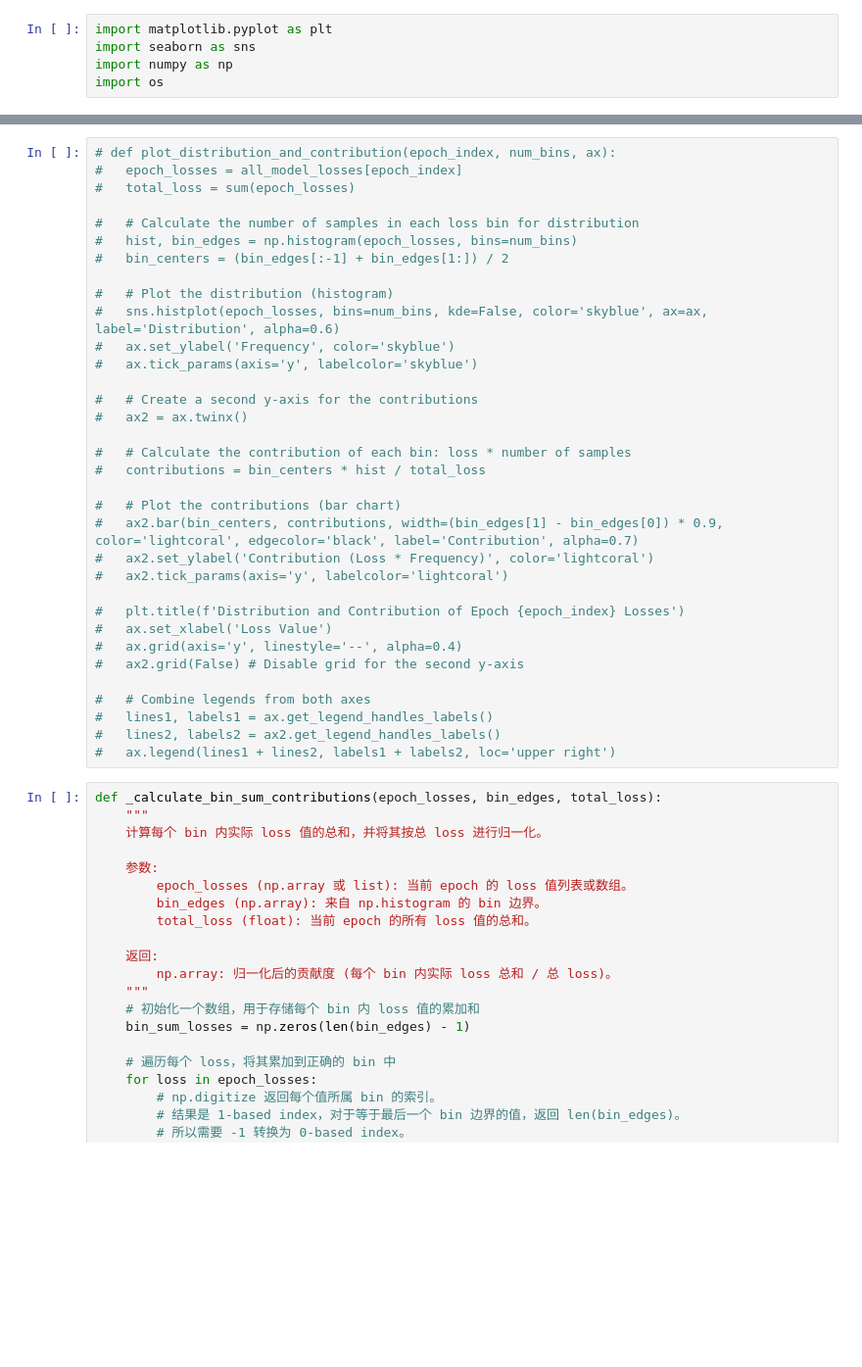
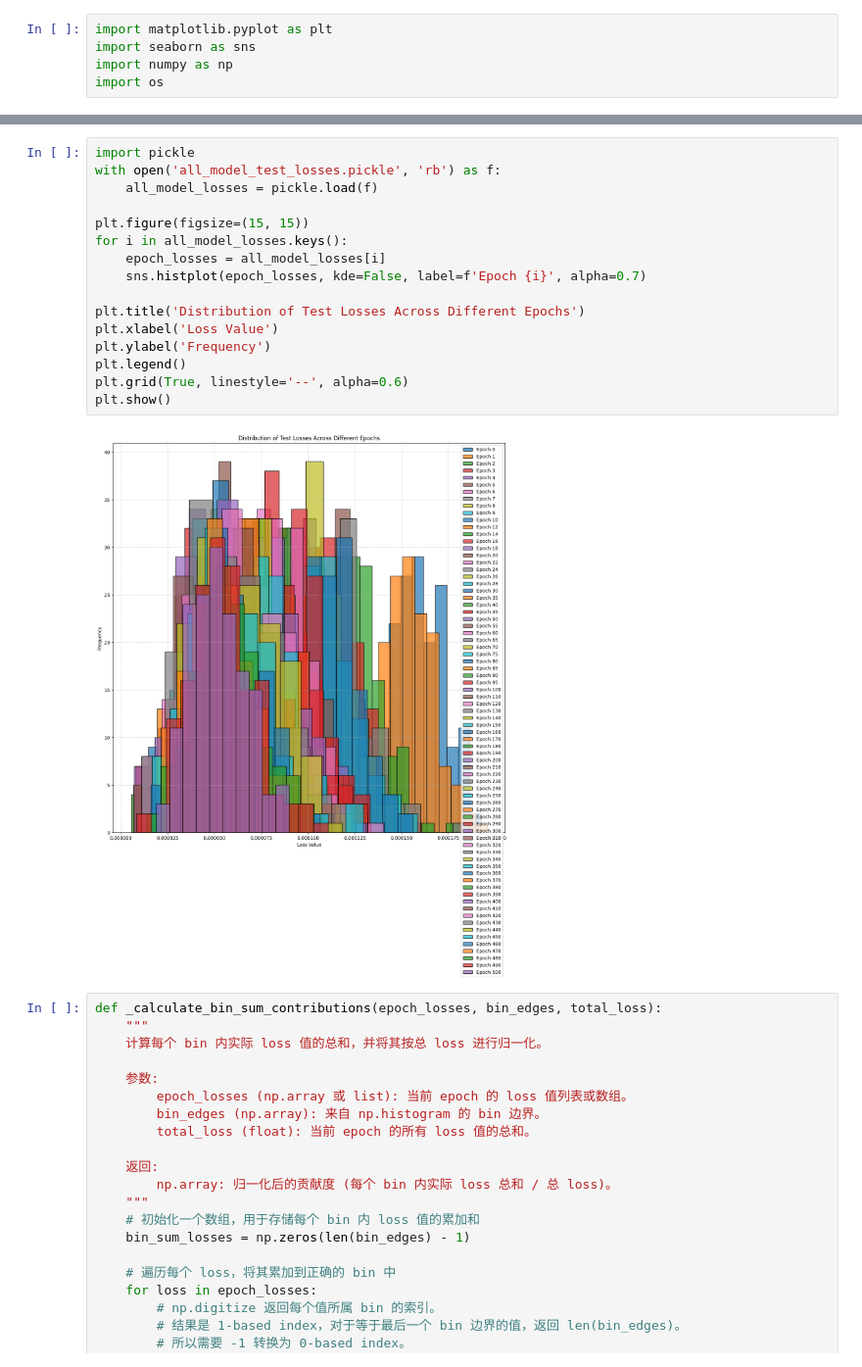
Before and after one commit to ucantseeit/generalization, a Jupyter notebook: loss_distribution/visualize_results/cifar10_resnet18/visualize_data.ipynb, the cells around one changed output, grey strips where cells are left out. Shown: that part at 98% size. Cells and saved outputs as stored; diff of their text form; blank space fills up the shorter version.

```diff
--- a/loss_distribution/visualize_results/cifar10_resnet18/visualize_data.ipynb
+++ b/loss_distribution/visualize_results/cifar10_resnet18/visualize_data.ipynb
@@ -45,37 +54,21 @@ plt.show()
-# %%
-# def plot_distribution_and_contribution(epoch_index, num_bins, ax):
-# 	epoch_losses = all_model_losses[epoch_index]
-# 	total_loss = sum(epoch_losses)
-
-# 	# Calculate the number of samples in each loss bin for distribution
-# 	hist, bin_edges = np.histogram(epoch_losses, bins=num_bins)
-# 	bin_centers = (bin_edges[:-1] + bin_edges[1:]) / 2
-
-# 	# Plot the distribution (histogram)
-# 	sns.histplot(epoch_losses, bins=num_bins, kde=False, color='skyblue', ax=ax, label='Distribution', alpha=0.6)
-# 	ax.set_ylabel('Frequency', color='skyblue')
-# 	ax.tick_params(axis='y', labelcolor='skyblue')
-
-# 	# Create a second y-axis for the contributions
-# 	ax2 = ax.twinx()
-
-# 	# Calculate the contribution of each bin: loss * number of samples
-# 	contributions = bin_centers * hist / total_loss
-
-# 	# Plot the contributions (bar chart)
-# 	ax2.bar(bin_centers, contributions, width=(bin_edges[1] - bin_edges[0]) * 0.9, color='lightcoral', edgecolor='black', label='Contribution', alpha=0.7)
-# 	ax2.set_ylabel('Contribution (Loss * Frequency)', color='lightcoral')
-# 	ax2.tick_params(axis='y', labelcolor='lightcoral')
-
-# 	plt.title(f'Distribution and Contribution of Epoch {epoch_index} Losses')
-# 	ax.set_xlabel('Loss Value')
-# 	ax.grid(axis='y', linestyle='--', alpha=0.4)
-# 	ax2.grid(False) # Disable grid for the second y-axis
-
-# 	# Combine legends from both axes
-# 	lines1, labels1 = ax.get_legend_handles_labels()
-# 	lines2, labels2 = ax2.get_legend_handles_labels()
-# 	ax.legend(lines1 + lines2, labels1 + labels2, loc='upper right')
+# %%
+import pickle
+with open('all_model_test_losses.pickle', 'rb') as f:
+	all_model_losses = pickle.load(f)
+
+plt.figure(figsize=(15, 15))
+for i in all_model_losses.keys():
+	epoch_losses = all_model_losses[i]
+	sns.histplot(epoch_losses, kde=False, label=f'Epoch {i}', alpha=0.7)
+
+plt.title('Distribution of Test Losses Across Different Epochs')
+plt.xlabel('Loss Value')
+plt.ylabel('Frequency')
+plt.legend()
+plt.grid(True, linestyle='--', alpha=0.6)
+plt.show()
+# %% [output]
+[figure, added]
 # %%
 def _calculate_bin_sum_contributions(epoch_losses, bin_edges, total_loss):
     """
```
Also changed, not shown: parts of 5 cells of this notebook, 18 other files.
